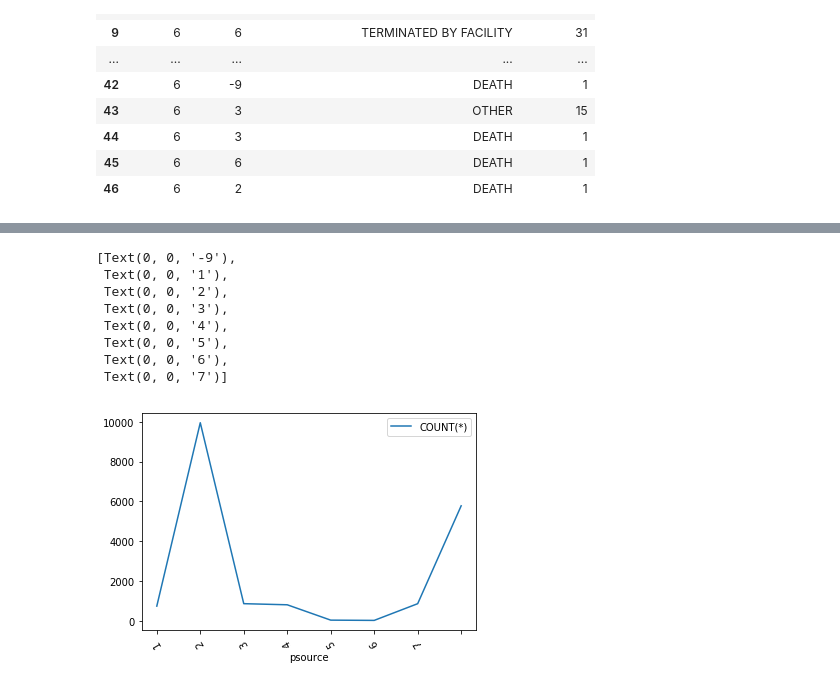
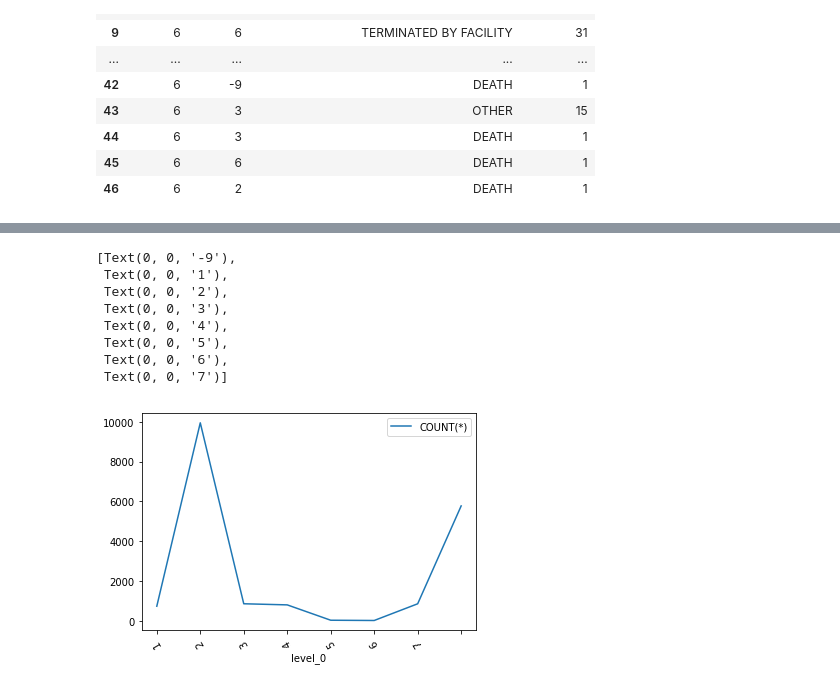
Before and after one commit to RandallPark/Public_Health_Group, a Jupyter notebook: free_tx_vs_completion.ipynb, the cells around one changed output, grey strips where cells are left out. Cells and saved outputs as stored; diff of their text form; code cells hidden in the pictures.

```diff
--- a/free_tx_vs_completion.ipynb
+++ b/free_tx_vs_completion.ipynb
@@ -125,7 +127,7 @@ q2
 
 #q2[ q2[ 'reason_de'] == "TREATMENT COMPLETED" ][[ 'psource', 'COUNT(*)' ]].plot( x="psource", y="COUNT(*)" )
 # %%
-df = q2.groupby("psource")[["COUNT(*)"]].sum()
-df = df.reset_index()
-df
+df2 = q2.groupby("psource")[["COUNT(*)"]].sum()
+df3 = df.reset_index()
+df3
 # %% [output]
@@ -141,21 +155,22 @@ df
 # %%
 #df['COUNT(*)'].plot()
 #df.plot( x=df.index, y="COUNT(*)" )
-df = df .reset_index()
-df['psource'] = df['psource'].astype(str)
+df3.reset_index(inplace=True)
+#df = df.reset_index()
+df3['psource'] = df3['psource'].astype(str)
 # %%
-ax = df.plot( x="psource", y="COUNT(*)" )
-ax.set_xticklabels(df['psource'].values, rotation=120)
+ax = df3.plot( x=0, y="COUNT(*)" )
+ax.set_xticklabels(df3['psource'].values, rotation=120)
 # %% [output]
 [Text(0, 0, '-9'),
  Text(0, 0, '1'),
  Text(0, 0, '2'),
  Text(0, 0, '3'),
  Text(0, 0, '4'),
  Text(0, 0, '5'),
  Text(0, 0, '6'),
  Text(0, 0, '7')]
-[figure, old version]
+[figure, new version]
 # %%
 #Needs to be slightly corrected , the data nr"0" - "-9" shows on the chart as "1".
 #The chart above presents the clients that had received their treatment free of charge
```
Also changed, not shown: parts of 13 cells of this notebook.
